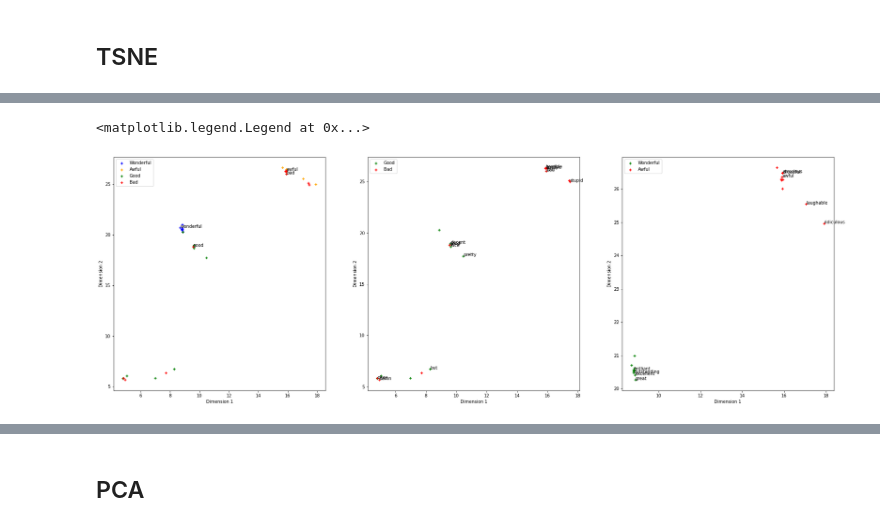
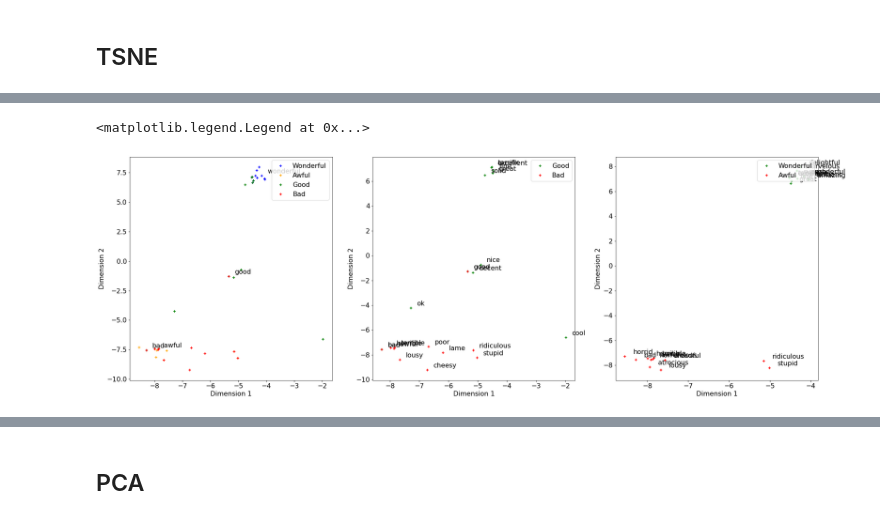
Before and after one commit to thatscotdatasci/MLMI13, a Jupyter notebook: run_doc2vec.ipynb, the cells around one changed output, grey strips where cells are left out. Cells and saved outputs as stored; diff of their text form; code cells hidden in the pictures.

```diff
--- a/run_doc2vec.ipynb
+++ b/run_doc2vec.ipynb
@@ -286,0 +371,4 @@ array([0.8988, 0.922 , 0.914 , 0.9256, 0.9376, 0.9232, 0.9108, 0.9164,
+# %%
+svm = SVC(**grid_search.best_params_)
+svm.fit(imdb_X_train, imdb_y_train)
+svm.score(imdb_X_train, imdb_y_train), svm.score(imdb_X_test, imdb_y_test)
@@ -414,11 +518,15 @@ def plot_with_matplotlib(x_vals, y_vals, labels):
         plt.annotate(labels[i], (x_vals[i], y_vals[i]))
 # %% [markdown]
 ## TSNE
+# %%
+imdb_embeddings = np.vstack((imdb_X_train, imdb_X_test))
+imdb_labels = np.hstack((imdb_y_train, imdb_y_test))
+
+tsne_embeddings = np.vstack((gensim_vectors, imdb_embeddings))
+tsne_labels = np.hstack((gensim_labels, imdb_labels))
+
+tsne_reviews = np.hstack((np.zeros_like(gensim_labels), np.array(imdb_training_pos_files), np.array(imdb_training_neg_files), np.array(imdb_testing_pos_files), np.array(imdb_testing_neg_files)))
 # %%
 num_tsne_dimensions = 2
-
-gensim_word_vectors = np.asarray(gensim_sklearn.pipeline.named_steps['doc2vec'].model.wv.vectors)
-gensim_word_labels = np.asarray(gensim_sklearn.pipeline.named_steps['doc2vec'].model.wv.index_to_key)
-
-tsne = TSNE(n_components=num_tsne_dimensions, random_state=0, n_jobs=-1)
-tsne_vectors = tsne.fit_transform(gensim_word_vectors)
+tsne = TSNE(n_components=num_tsne_dimensions, random_state=0, n_jobs=-1, verbose=5)
+tsne_vectors = tsne.fit_transform(tsne_embeddings)
@@ -437,44 +577,38 @@ plt.legend()
 # %%
 fig, ax = plt.subplots(1, 3, figsize=(30,10))
 
-ax[0].scatter(x_vals[wonderful_inds], y_vals[wonderful_inds], marker='+', c='b', label='Wonderful')
-ax[0].scatter(x_vals[awful_inds], y_vals[awful_inds], marker='+', c='orange', label='Awful')
-ax[0].scatter(x_vals[good_inds], y_vals[good_inds], marker='+', c='g', label='Good')
-ax[0].scatter(x_vals[bad_inds], y_vals[bad_inds], marker='+', c='r', label='Bad')
+annotation_dist = 0.2
+
+ax[0].scatter(tsne_vectors[wonderful_inds,0], tsne_vectors[wonderful_inds,1], marker='+', c='b', label='Wonderful')
+ax[0].scatter(tsne_vectors[awful_inds,0], tsne_vectors[awful_inds,1], marker='+', c='orange', label='Awful')
+ax[0].scatter(tsne_vectors[good_inds,0], tsne_vectors[good_inds,1], marker='+', c='g', label='Good')
+ax[0].scatter(tsne_vectors[bad_inds,0], tsne_vectors[bad_inds,1], marker='+', c='r', label='Bad')
 ax[0].set_xlabel('Dimension 1')
 ax[0].set_ylabel('Dimension 2')
-ax[0].legend(loc='upper left')
+ax[0].legend(loc='upper right')
 for w in ['wonderful', 'awful', 'good', 'bad']:
-    label_ind = np.where(labels == w)[0]
-    ax[0].annotate(labels[label_ind][0], (x_vals[label_ind], y_vals[label_ind]))
+    label_ind = np.where(tsne_labels == w)[0]
+    ax[0].annotate(tsne_labels[label_ind][0], (tsne_vectors[label_ind,0]+annotation_dist, tsne_vectors[label_ind,1]+annotation_dist))
 
-ax[1].scatter(x_vals[good_inds], y_vals[good_inds], marker='+', c='g', label='Good')
-ax[1].scatter(x_vals[bad_inds], y_vals[bad_inds], marker='+', c='r', label='Bad')
+ax[1].scatter(tsne_vectors[good_inds,0], tsne_vectors[good_inds,1], marker='+', c='g', label='Good')
+ax[1].scatter(tsne_vectors[bad_inds,0], tsne_vectors[bad_inds,1], marker='+', c='r', label='Bad')
 for i in good_inds:
-    if not i % 2:
-        continue
-    ax[1].annotate(labels[i], (x_vals[i], y_vals[i]))
+    ax[1].annotate(tsne_labels[i], (tsne_vectors[i,0]+annotation_dist, tsne_vectors[i,1]+annotation_dist))
 for i in bad_inds:
-    if not i % 2:
-        continue
-    ax[1].annotate(labels[i], (x_vals[i], y_vals[i]))
+    ax[1].annotate(tsne_labels[i], (tsne_vectors[i,0]+annotation_dist, tsne_vectors[i,1]+annotation_dist))
 ax[1].set_xlabel('Dimension 1')
 ax[1].set_ylabel('Dimension 2')
-ax[1].legend(loc='upper left')
+ax[1].legend(loc='upper right')
 
-ax[2].scatter(x_vals[wonderful_inds], y_vals[wonderful_inds], marker='+', c='g', label='Wonderful')
-ax[2].scatter(x_vals[awful_inds], y_vals[awful_inds], marker='+', c='r', label='Awful')
+ax[2].scatter(tsne_vectors[wonderful_inds,0], tsne_vectors[wonderful_inds,1], marker='+', c='g', label='Wonderful')
+ax[2].scatter(tsne_vectors[awful_inds,0], tsne_vectors[awful_inds,1], marker='+', c='r', label='Awful')
 for i in wonderful_inds:
-    if i % 2:
-        continue
-    ax[2].annotate(labels[i], (x_vals[i], y_vals[i]))
+    ax[2].annotate(tsne_labels[i], (tsne_vectors[i,0]+annotation_dist, tsne_vectors[i,1]+annotation_dist))
 for i in awful_inds:
-    if i % 2:
-        continue
-    ax[2].annotate(labels[i], (x_vals[i], y_vals[i]))
+    ax[2].annotate(tsne_labels[i], (tsne_vectors[i,0]+annotation_dist, tsne_vectors[i,1]+annotation_dist))
 ax[2].set_xlabel('Dimension 1')
 ax[2].set_ylabel('Dimension 2')
-ax[2].legend(loc='upper left')
+ax[2].legend(loc='upper right')
 # %% [output]
 <matplotlib.legend.Legend at 0x...>
-[figure, old version]
+[figure, new version]
```
Also changed, not shown: parts of 58 cells of this notebook, 39 other files.
